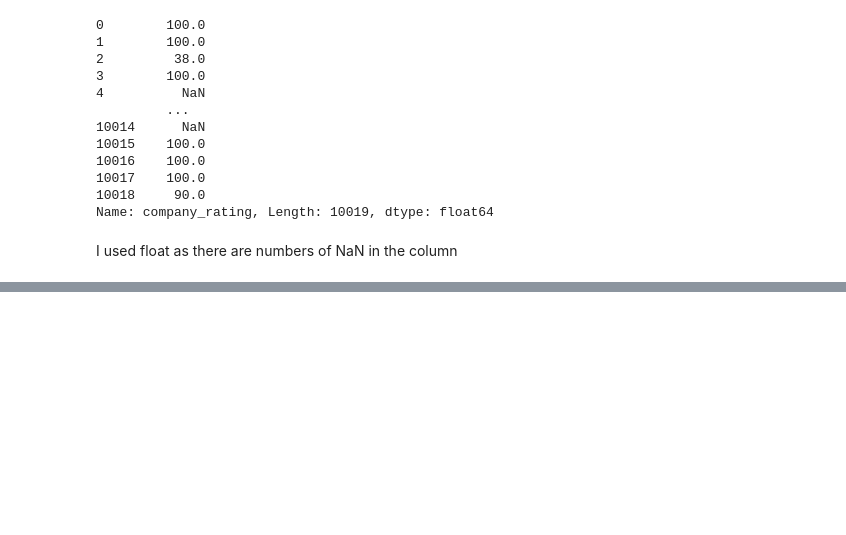
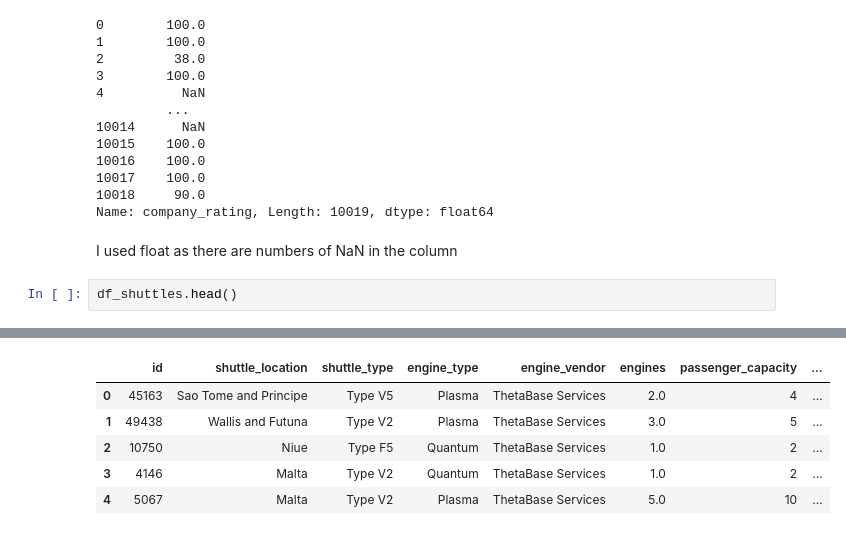
Before and after one commit to leilafarsani/spaceflights-kerdo, a Jupyter notebook: spaceflight/notebooks/data-exploration.ipynb, the cells around one changed output, grey strips where cells are left out. Cells and saved outputs as stored; diff of their text form; blank space fills up the shorter version.

Commit message:
EDA df_shuttles

```diff
--- a/spaceflight/notebooks/data-exploration.ipynb
+++ b/spaceflight/notebooks/data-exploration.ipynb
@@ -137,3 +137,6 @@ df_companies['company_rating']
 Name: company_rating, Length: 10019, dtype: float64
 # %% [markdown]
 I used float as there are numbers of NaN in the column
+# %%
+df_shuttles.head()
+# %% [output]
@@ -139,0 +144,6 @@ I used float as there are numbers of NaN in the column
+|  | id | shuttle_location | shuttle_type | engine_type | engine_vendor | engines | passenger_capacity | ... |
+| 0 | 45163 | Sao Tome and Principe | Type V5 | Plasma | ThetaBase Services | 2.0 | 4 | ... |
+| 1 | 49438 | Wallis and Futuna | Type V2 | Plasma | ThetaBase Services | 3.0 | 5 | ... |
+| 2 | 10750 | Niue | Type F5 | Quantum | ThetaBase Services | 1.0 | 2 | ... |
+| 3 | 4146 | Malta | Type V2 | Quantum | ThetaBase Services | 1.0 | 2 | ... |
+| 4 | 5067 | Malta | Type V2 | Plasma | ThetaBase Services | 5.0 | 10 | ... |
```
Also changed, not shown: parts of 6 cells of this notebook.
